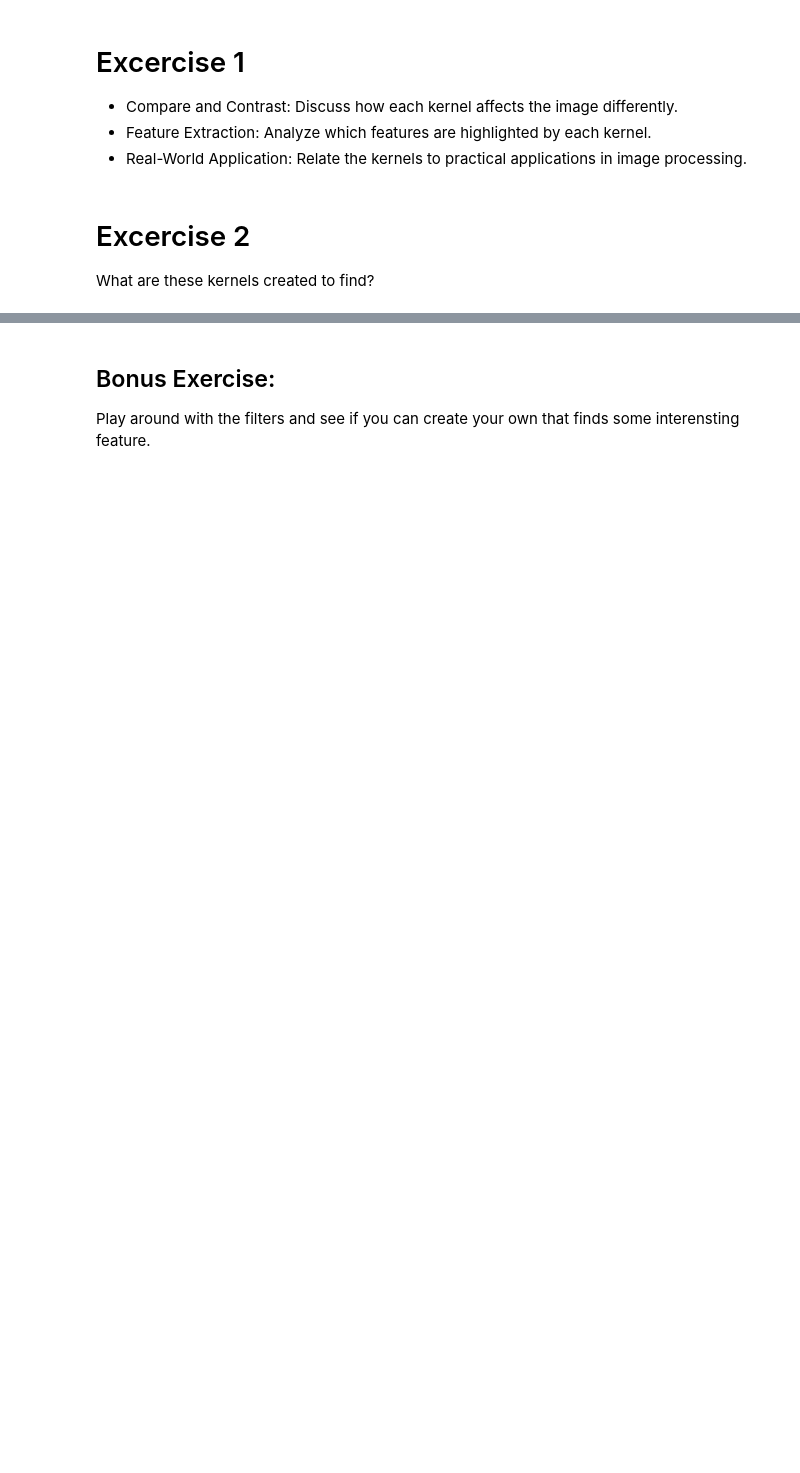
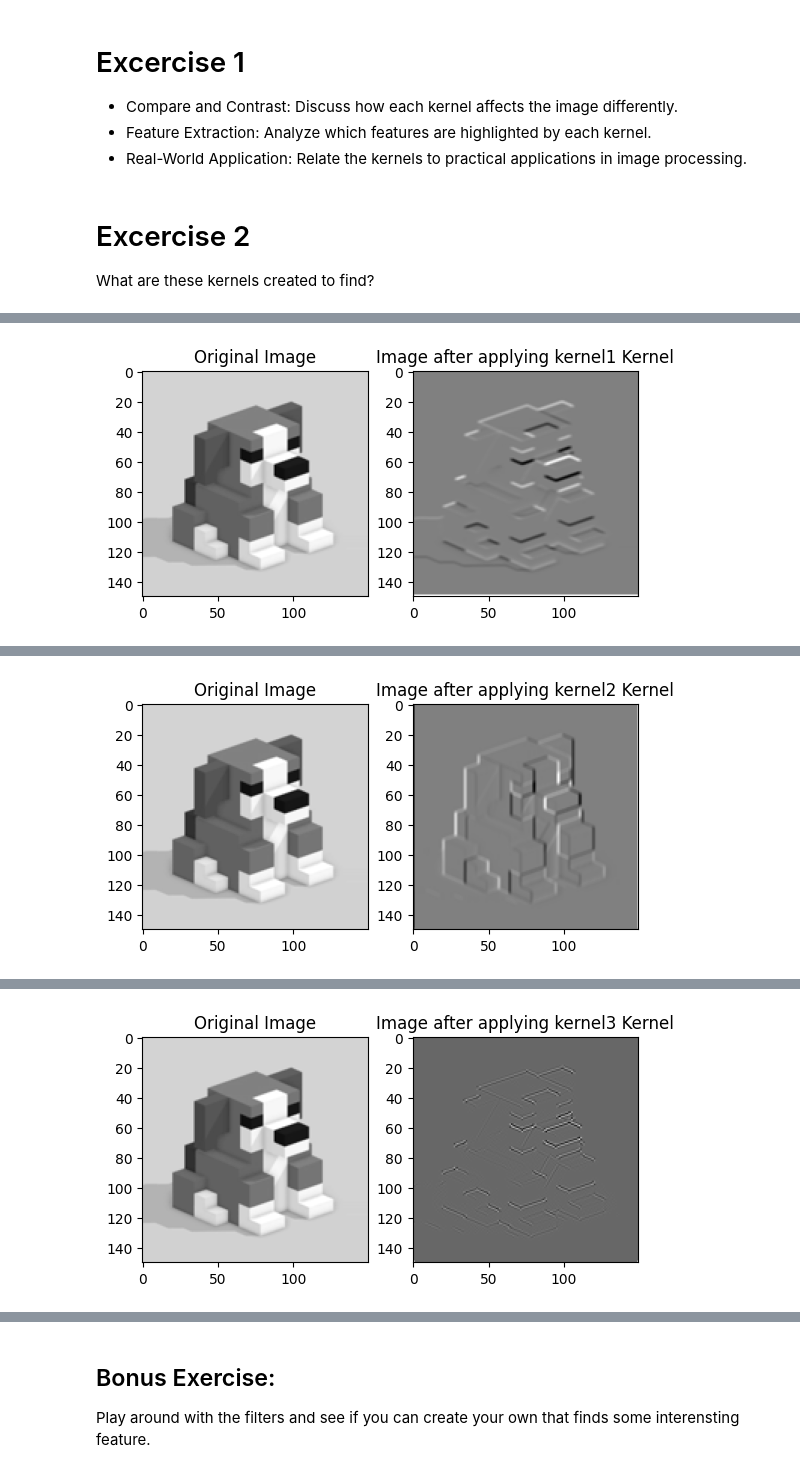
Before and after one commit to wlinds/ITHS-AI22-TF, a Jupyter notebook: Resources/Vizualizing_CNN_kernels.ipynb, the cells around one changed output, grey strips where cells are left out. Cells and saved outputs as stored; diff of their text form; code cells hidden in the pictures; blank space fills up the shorter version.

Commit message:
exploring kernels

```diff
--- a/Resources/Vizualizing_CNN_kernels.ipynb
+++ b/Resources/Vizualizing_CNN_kernels.ipynb
@@ -16,7 +19,7 @@ from tensorflow.keras.layers import Conv2D
 # %%
 # Load and prepare data
-path = "material/pixel.jpg" # replace with your own image if you want (remove or edit rotatio to fit new pic).
-img = Image.open(path).convert('L').rotate(270).resize((150,150))
+path = "material/voxel.png" # replace with your own image if you want (remove or edit rotatio to fit new pic).
+img = Image.open(path).convert('L').resize((150,150))
 image_array = tf.keras.utils.img_to_array(img) # Convert to tensor
 image_array = tf.expand_dims(image_array, 0)  # Create a batch
 # %% [markdown]
@@ -69,13 +81,33 @@ What are these kernels created to find?
 # %%
 
 kernels = {
-    "kernel1" :np.array([[1, 1, 1], [0, 0, 0], [-1, -1, -1]]),
-    "kernel2": np.array([[1, 0, -1], [1, 0, -1], [1, 0, -1]]),
-    "kernel3": np.array([[1, -2, 1], [-2, 4, -2], [1, -2, 1]]),
-    "kernel4": np.array([[0, 0, 0], [0, 1, 0],  [0, 0, 0]]),
-    "kernel5": np.array([[-1, -2, -1], [0, 0, 0], [1, 2, 1]]),
-    "kernel6": np.array([[-1, 0, 1], [-2, 0, 2], [-1, 0, 1]]),
+    "kernel1" :np.array([[1, 1, 1],
+                         [0, 0, 0],
+                         [-1, -1, -1]]),  # horizontal edges
+
+    "kernel2": np.array([[1, 0, -1],
+                         [1, 0, -1],
+                         [1, 0, -1]]),  # vertical edges
+
+    "kernel3": np.array([[1, -2, 1],
+                         [-2, 4, -2],
+                         [1, -2, 1]]), # Laplacian filter (edge detection)
+
+    "kernel4": np.array([[0, 0, 0],
+                         [0, 1, 0],
+                         [0, 0, 0]]),    # identity kernel
+
+    "kernel5": np.array([[-1, -2, -1],
+                         [0, 0, 0],
+                         [1, 2, 1]]),  # Sobel filter (edge detection)
+
+    "kernel6": np.array([[-1, 0, 1],
+                         [-2, 0, 2],
+                         [-1, 0, 1]]),  # Kernel 2 with different weighting?
 }
+
+names = ['horizontal edges', 'vertical edges', 'Laplacian filter', 'Identity kernel', 'Sobel filter', 'weighted horizontal']
 
 for name, kernel in kernels.items():
     apply_kernel_and_display(kernel.reshape(3, 3, 1, 1), name, image_array)
+# %% [output]
@@ -81,0 +115 @@ for name, kernel in kernels.items():
+[figure, added]
@@ -81,0 +117 @@ for name, kernel in kernels.items():
+[figure, added]
@@ -81,0 +119 @@ for name, kernel in kernels.items():
+[figure, added]
```
Also changed, not shown: parts of 3 cells of this notebook, 1 other file.
